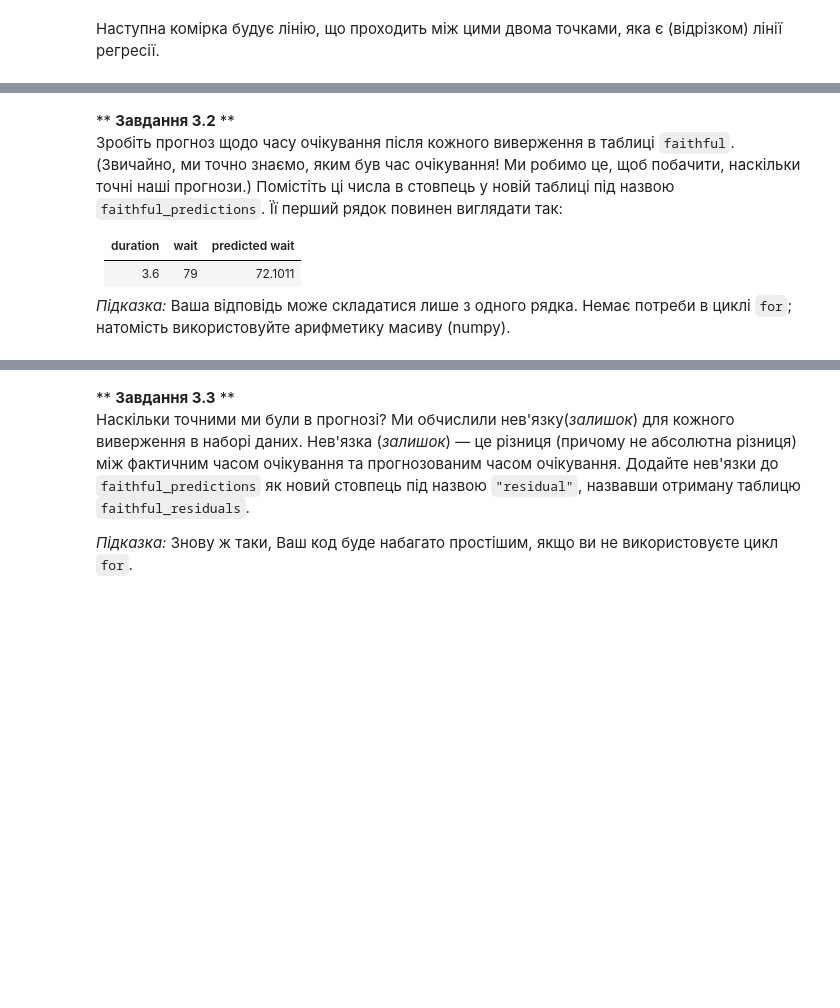
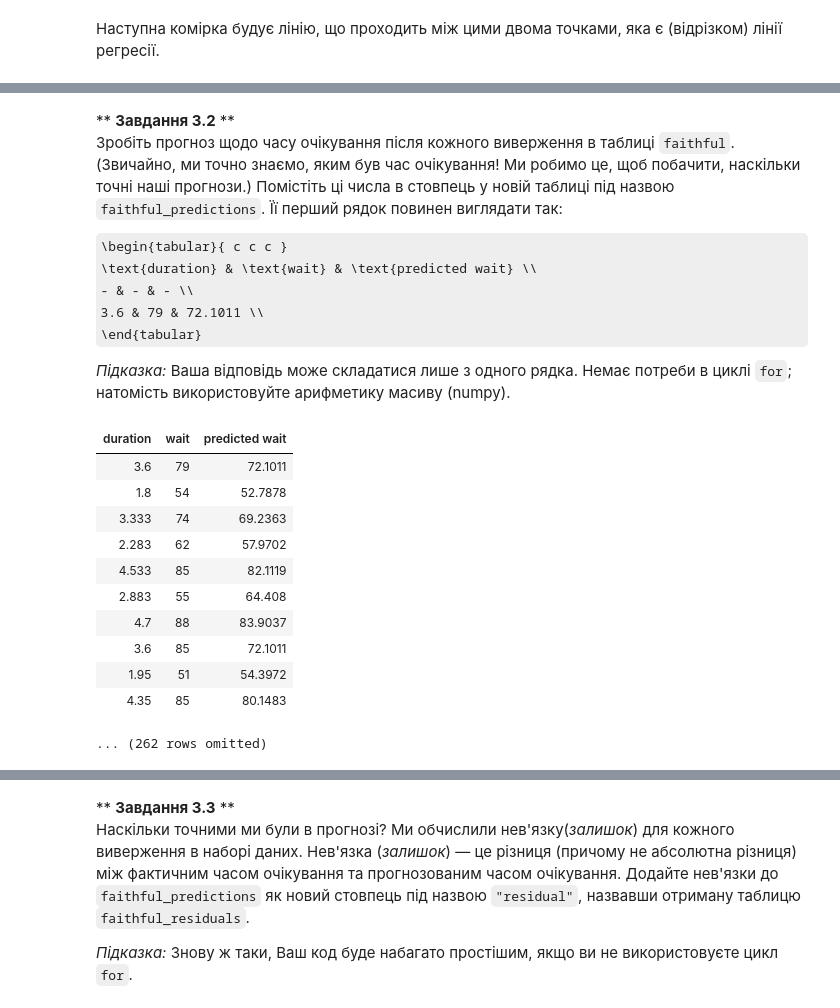
Before and after one commit to mashaven/sheva-stats, a Jupyter notebook: task-3/pr3_5/pr3_5.ipynb, the cells around one changed output, grey strips where cells are left out. Saved outputs shown, nothing was run; the diff lists cells and outputs as text; code cells hidden in the pictures; some formulas as TeX source; blank space fills up the shorter version.

```diff
--- a/task-3/pr3_5/pr3_5.ipynb
+++ b/task-3/pr3_5/pr3_5.ipynb
@@ -95,5 +125,5 @@ plot_data_and_line(faithful_standard,
 
 (Якщо пояснення «розтягування» є неінтуїтивним, зверніться до лекції, або скористайтеся іншими джерелами, наприклад https://inferentialthinking.com/chapters/15/2/Regression_Line.html)
 # %%
-slope = ...
+slope = r * wait_std / duration_std
 slope
@@ -104,5 +136,5 @@ $$\text{waiting time} - \verb|wait_mean| = \texttt{slope} \times (\text{eruption
 
 Після того, як це рівняння трохи переписали, перетин (intercept) виявиться таким:
 # %%
-intercept = slope*(-duration_mean) + wait_mean
+intercept = wait_mean - slope * duration_mean
 intercept
@@ -140,8 +183,10 @@ plot_data_and_line(faithful, "duration", "wait",
 Зробіть прогноз щодо часу очікування після кожного виверження в таблиці `faithful`. (Звичайно, ми точно знаємо, яким був час очікування! Ми робимо це, щоб побачити, наскільки точні наші прогнози.) Помістіть ці числа в стовпець у новій таблиці під назвою `faithful_predictions`.
 Її перший рядок повинен виглядати так:
 
-|duration|wait|predicted wait|
-|-|-|-|
-|3.6|79|72.1011|
+\begin{tabular}{ c c c }
+    \text{duration} & \text{wait} & \text{predicted wait} \\
+    - & - & - \\
+    3.6 & 79 & 72.1011 \\
+\end{tabular}
 
 *Підказка:* Ваша відповідь може складатися лише з одного рядка. Немає потреби в циклі `for`; натомість використовуйте арифметику масиву (numpy).
@@ -151,2 +193,22 @@ faithful_predictions
+# %%
+faithful_predictions = Table().with_columns(
+    'duration', faithful.column(0),
+    'wait', faithful.column(1),
+    'predicted wait', slope * faithful.column(0) + intercept
+)
+faithful_predictions
+# %% [output]
+| duration | wait | predicted wait |
+| 3.6 | 79 | 72.1011 |
+| 1.8 | 54 | 52.7878 |
+| 3.333 | 74 | 69.2363 |
+| 2.283 | 62 | 57.9702 |
+| 4.533 | 85 | 82.1119 |
+| 2.883 | 55 | 64.408 |
+| 4.7 | 88 | 83.9037 |
+| 3.6 | 85 | 72.1011 |
+| 1.95 | 51 | 54.3972 |
+| 4.35 | 85 | 80.1483 |
+... (262 rows omitted)
 # %%
 check('tests/q3_2.py')
```
Also changed, not shown: parts of 28 cells of this notebook.
